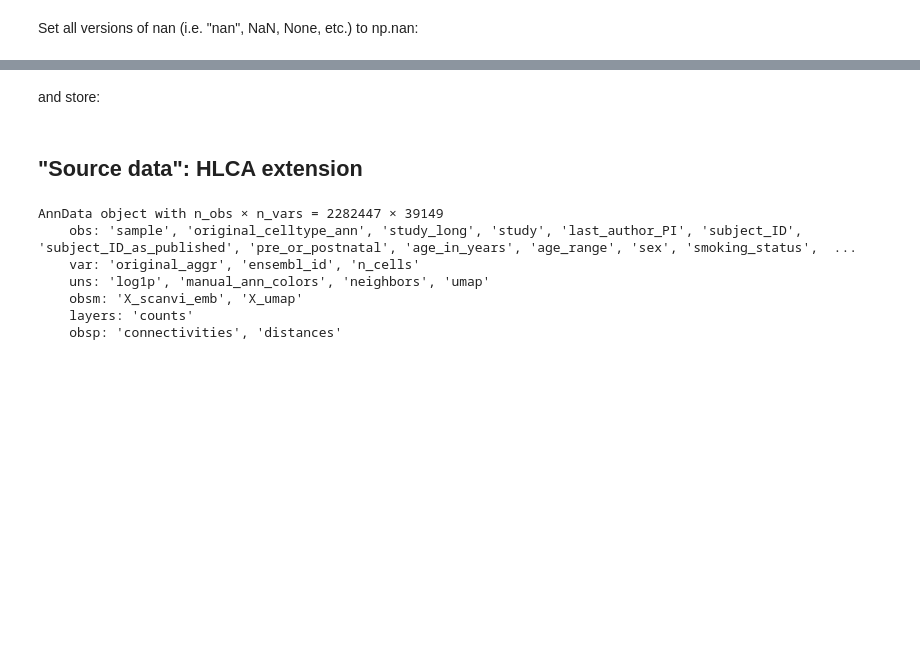
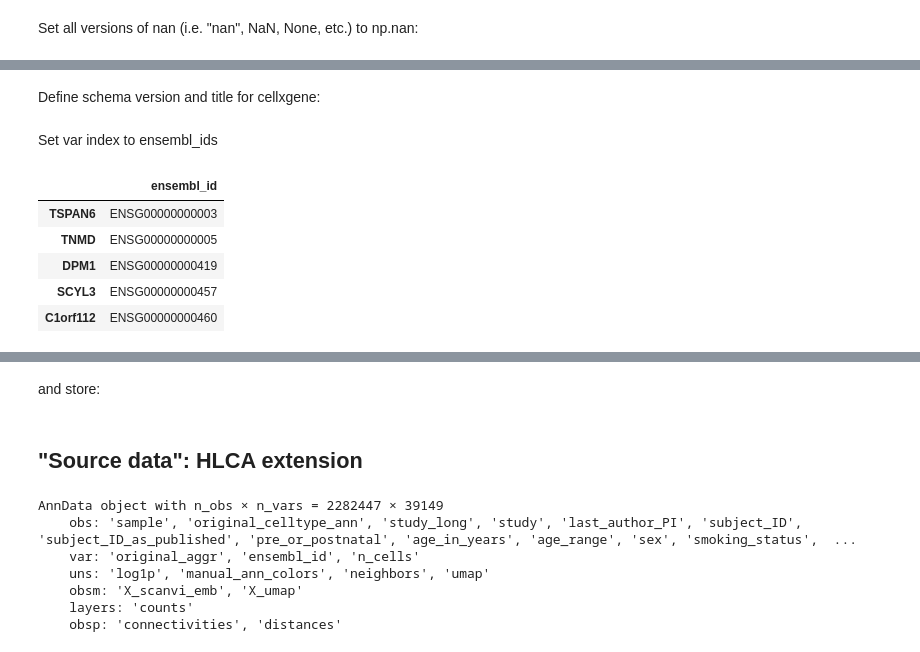
Before and after one commit to LungCellAtlas/HLCA_reproducibility, a Jupyter notebook: notebooks/3_atlas_extension/15_generate_supp_tables_and_cleaned_up_source_data.ipynb, the cells around one changed output, grey strips where cells are left out. Cells and saved outputs as stored; diff of their text form; code cells hidden in the pictures; blank space fills up the shorter version.

```diff
--- a/notebooks/3_atlas_extension/15_generate_supp_tables_and_cleaned_up_source_data.ipynb
+++ b/notebooks/3_atlas_extension/15_generate_supp_tables_and_cleaned_up_source_data.ipynb
@@ -405,2 +476,4 @@ sc.pl.umap(core, color="ann_finest_level")
+# %%
+core.obs["development_stage"] = core.obs.age.map(age_to_devstage)
 # %% [markdown]
 convert adata.X to float32:
@@ -413,0 +527,2 @@ core.obs.mask(core_obs_none_entries.values, inplace=True)
+# %% [markdown]
+Define schema version and title for cellxgene:
@@ -413,0 +532,2 @@ core.obs.mask(core_obs_none_entries.values, inplace=True)
+# %% [markdown]
+Set var index to ensembl_ids
@@ -413,0 +536,9 @@ core.obs.mask(core_obs_none_entries.values, inplace=True)
+# %%
+core.var.head(5)
+# %% [output]
+|  | ensembl_id |
+| TSPAN6 | ENSG00000000003 |
+| TNMD | ENSG00000000005 |
+| DPM1 | ENSG00000000419 |
+| SCYL3 | ENSG00000000457 |
+| C1orf112 | ENSG00000000460 |
```
Also changed, not shown: parts of 33 cells of this notebook.
